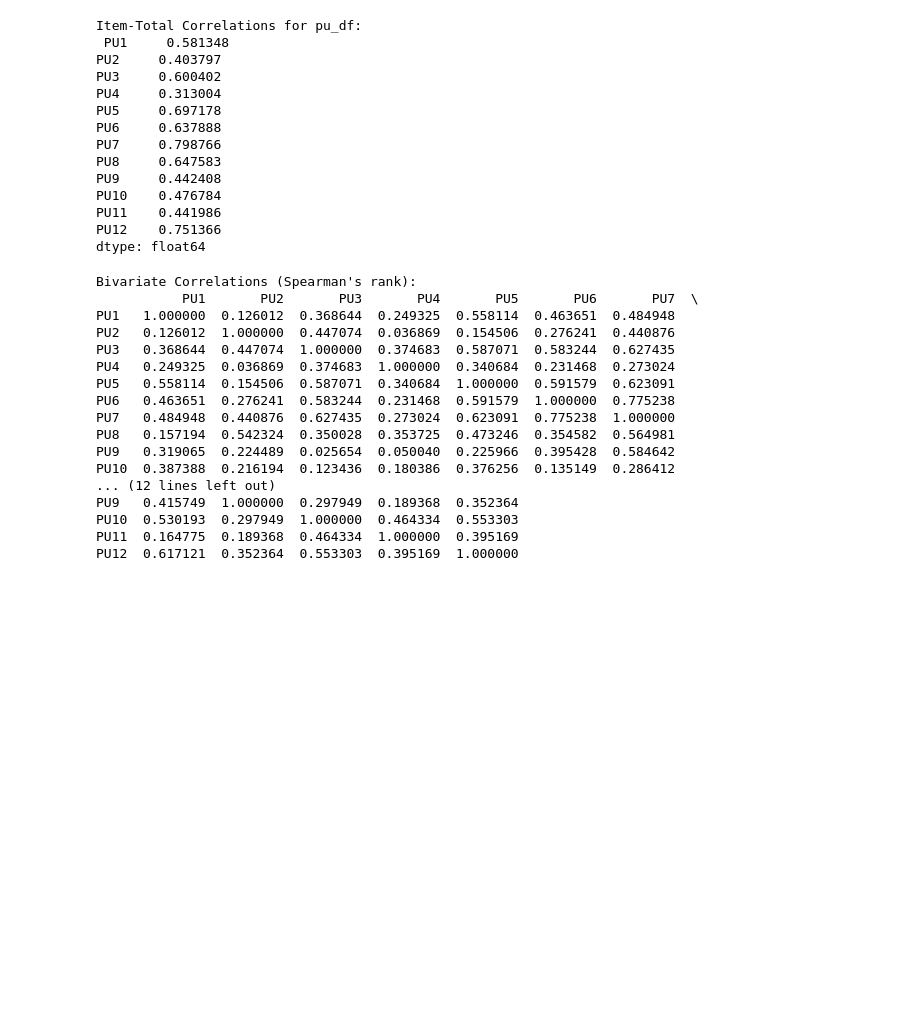
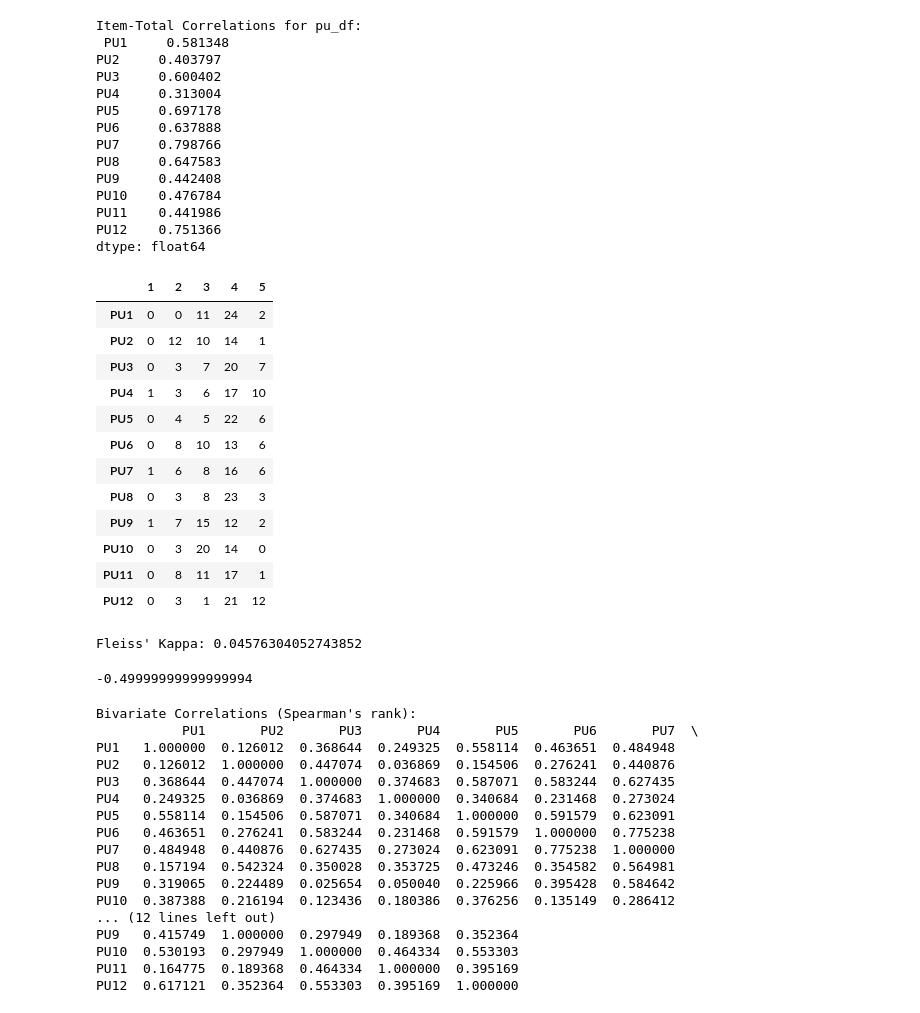
Before and after one commit to WilliamBolton/cdss_demo, a Jupyter notebook: cdss_1/cdss_1/analysis/tam_analysis2.ipynb, the cells around one changed output. Saved outputs shown, nothing was run; the diff lists cells and outputs as text; code cells hidden in the pictures; blank space fills up the shorter version.

```diff
--- a/cdss_1/cdss_1/analysis/tam_analysis2.ipynb
+++ b/cdss_1/cdss_1/analysis/tam_analysis2.ipynb
@@ -104,6 +104,46 @@ PU10    0.476784
 PU11    0.441986
 PU12    0.751366
 dtype: float64
+# %%
+rating_counts
+# %% [output]
+|  | 1 | 2 | 3 | 4 | 5 |
+| PU1 | 0 | 0 | 11 | 24 | 2 |
+| PU2 | 0 | 12 | 10 | 14 | 1 |
+| PU3 | 0 | 3 | 7 | 20 | 7 |
+| PU4 | 1 | 3 | 6 | 17 | 10 |
+| PU5 | 0 | 4 | 5 | 22 | 6 |
+| PU6 | 0 | 8 | 10 | 13 | 6 |
+| PU7 | 1 | 6 | 8 | 16 | 6 |
+| PU8 | 0 | 3 | 8 | 23 | 3 |
+| PU9 | 1 | 7 | 15 | 12 | 2 |
+| PU10 | 0 | 3 | 20 | 14 | 0 |
+| PU11 | 0 | 8 | 11 | 17 | 1 |
+| PU12 | 0 | 3 | 1 | 21 | 12 |
+# %%
+# Transpose the DataFrame to make each question a row
+df_transposed = pu_df.transpose()
+
+# Determine the rating categories, assuming ratings from 1 to 5
+categories = range(1, 6)  # Adjust range if your ratings differ
+
+# Initialize a DataFrame to store the counts
+rating_counts = pd.DataFrame(index=df_transposed.index, columns=categories).fillna(0)
+
+# Count the occurrences of each rating for each question
+for index, row in df_transposed.iterrows():
+    for rating in categories:
+        rating_counts.loc[index, rating] = sum(row == rating)
+
+# Calculate Fleiss' kappa
+kappa = fleiss_kappa(rating_counts.iloc[:2])
+print("Fleiss' Kappa:", kappa)
+# %% [output]
+Fleiss' Kappa: 0.04576304052743852
+# %%
+fleiss_kappa(np.array([[1,1,1], [1,1,1]]) )
+# %% [output]
+-0.49999999999999994
 # %%
 # Calculate bivariate correlations between all question pairs
 correlation_matrix = pu_df.corr(method='spearman')  # Spearman for ordinal data
```
Also changed, not shown: parts of 2 cells of this notebook, 23 other files.
